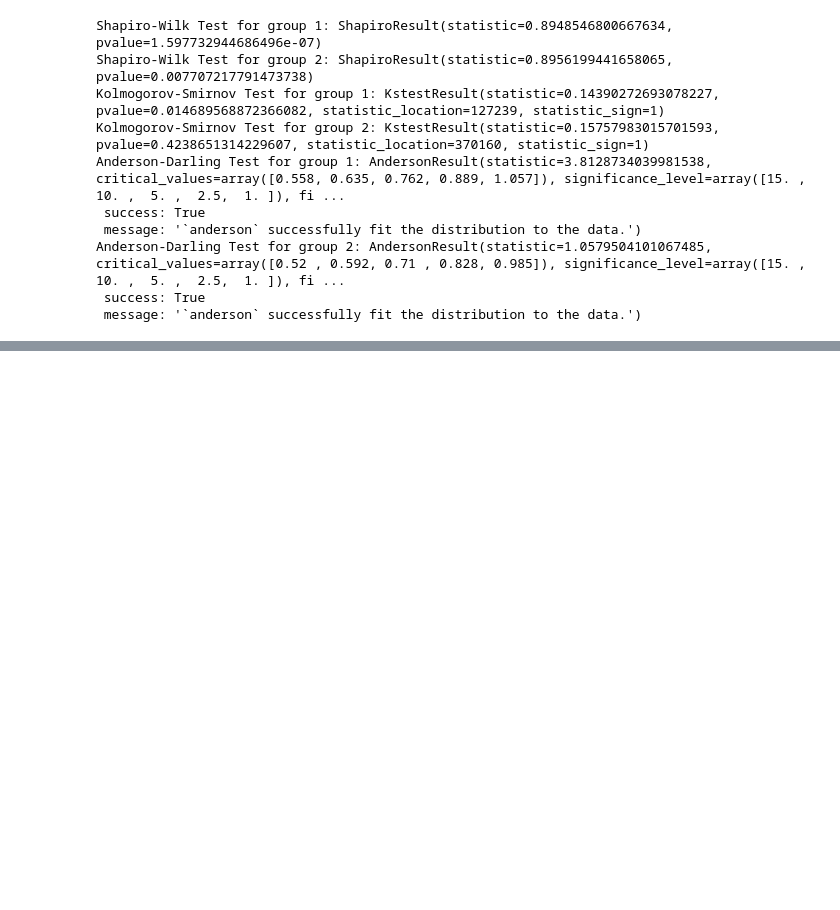
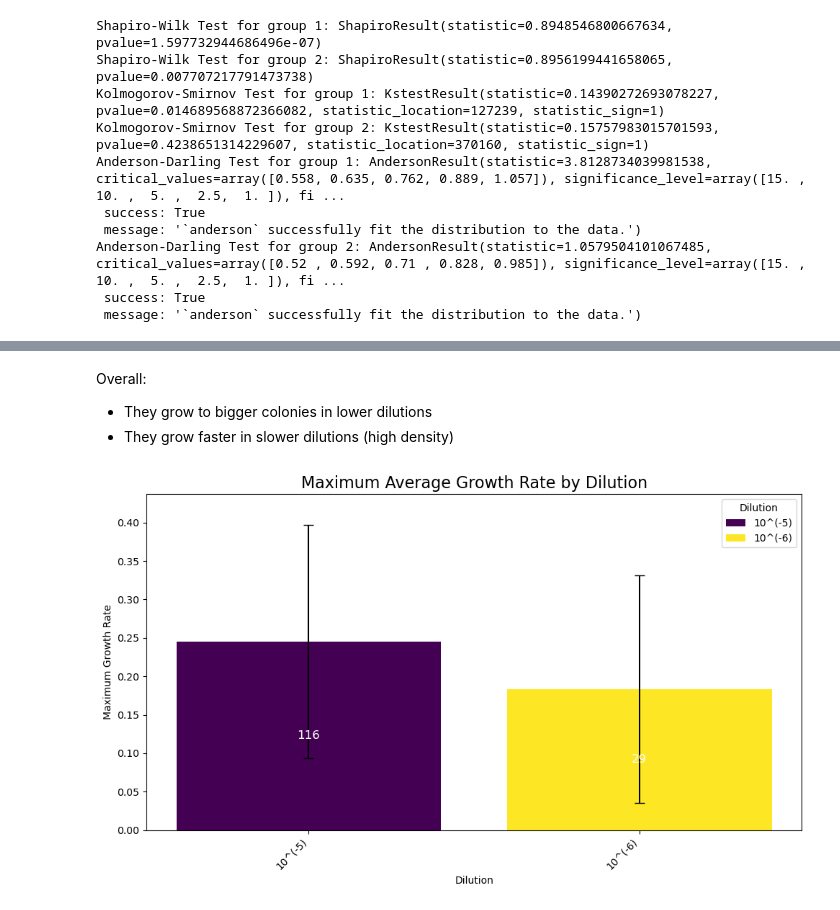
Before and after one commit to RudgeLab/popdyn, a Jupyter notebook: Notebooks/colonies_size.ipynb, the cells around one changed output, grey strips where cells are left out. Cells and saved outputs as stored; diff of their text form; code cells hidden in the pictures; blank space fills up the shorter version.

```diff
--- a/Notebooks/colonies_size.ipynb
+++ b/Notebooks/colonies_size.ipynb
@@ -58,23 +61,27 @@ for s in scopes:
         date = datetime.strptime(d, '%Y_%m_%d')
         data = df[(df.Date == date) & (df.Machine == s)]
         pos = data.Position.unique()
-
         path_results = os.path.join(path,s,d,'results')
-
         for p in pos:
             path_pos = os.path.join(path_results,f'pos{p}')
             area_path = os.path.join(path_pos, 'area.npy')
             radius_path = os.path.join(path_pos, 'radius.npy')
+
+            # load area and radius
             area = np.load(area_path)
             radius = np.load(radius_path)
-            radidx = np.where(df_out.columns == 'radius')[0][0]
-            aridx = np.where(df_out.columns == 'area')[0][0]
-            #df.query(f"Date == {date} & Machine == {s}")
+            area_diff = np.diff(area)
+            av_gr = savgol_filter(area_diff / area[1:],21,3)
+
+            # assigning
             ridx = df_out[(df_out.Date == date) & (df_out.Machine==s) & (df_out.Position == p)].index[0]
             df_out.loc[ridx, 'radius'] = radius[-1]
             df_out.loc[ridx, 'area'] = area[-1]
+            df_out.loc[ridx, 'max_av_gr'] = np.nanmax(av_gr[np.isfinite(av_gr)])
+
             df_out.at[ridx, 'rad_dyn'] = radius
             df_out.at[ridx, 'area_dyn'] = area
+            df_out.at[ridx, 'av_gr_dyn'] = av_gr
 # %%
 df_out.to_excel('out.xlsx')
 # %%
@@ -657,0 +672,47 @@ correlative analysis involving these data sets.
+# %% [markdown]
+Overall:
+- They grow to bigger colonies in lower dilutions
+- They grow faster in slower dilutions (high density)
+# %%
+df_out = pd.read_excel('out.xlsx')
+df = df_out.copy()
+# %%
+# Group the data by 'Dilution' only, and calculate mean, standard deviation for 'max_av_gr' and count colonies
+plot_data = df.groupby(['Dilution']).agg({
+    'max_av_gr': ['mean', 'std'],
+    'Colonies': 'size'  # This counts the number of rows (colonies) per group
+}).reset_index()
+
+# Prepare the data for plotting
+plot_data.columns = ['Dilution', 'Max Av GR Mean', 'Max Av GR Std', 'Colonies Count']
+
+# Find the global maximum for the y-axis to ensure proper scale
+max_growth = plot_data['Max Av GR Mean'] + plot_data['Max Av GR Std']
+global_max = max_growth.max()
+
+# Create a single plot for all dilutions
+fig, ax = plt.subplots(figsize=(10, 6))
+
+# Generate a color range
+growth_colors = plt.cm.viridis(np.linspace(0, 1, len(plot_data)))
+
+# Plot each dilution
+for idx, row in plot_data.iterrows():
+    ax.bar(idx, row['Max Av GR Mean'], yerr=row['Max Av GR Std'], capsize=5, color=growth_colors[idx], label=row['Dilution'])
+    # Annotate the number of colonies inside the bar
+    ax.text(idx, row['Max Av GR Mean']/2, str(row['Colonies Count']), ha='center', va='center', color='white', fontsize=12)
+
+ax.set_title('Maximum Average Growth Rate by Dilution', fontsize=16)
+ax.set_xlabel('Dilution')
+ax.set_ylabel('Maximum Growth Rate')
+ax.set_xticks(np.arange(len(plot_data)))
+ax.set_xticklabels(plot_data['Dilution'], rotation=45, ha="right")
+ax.set_ylim(0, global_max * 1.1)  # Set consistent y-axis limits
+ax.legend(title="Dilution")
+
+plt.tight_layout()
+plt.show()
+
+fig.savefig('Max_Av_GR_Dil_Bar.png', dpi=300)
+# %% [output]
+[figure, added]
```
Also changed, not shown: parts of 5 cells of this notebook, 4 other files.
